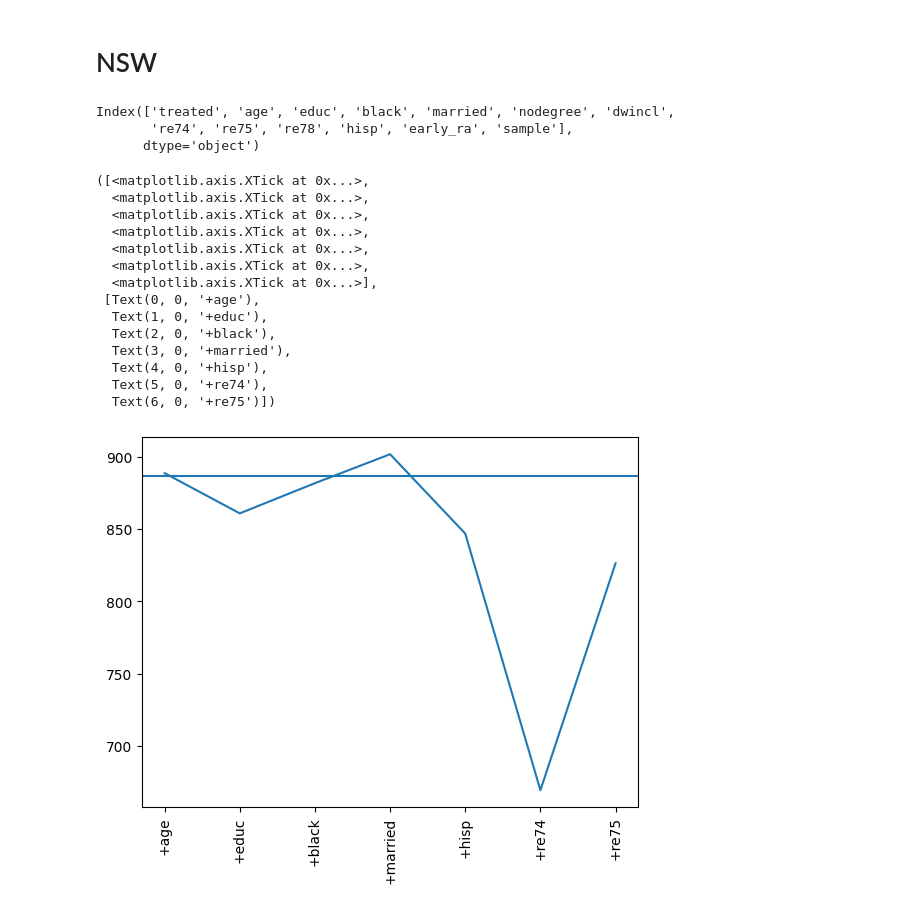
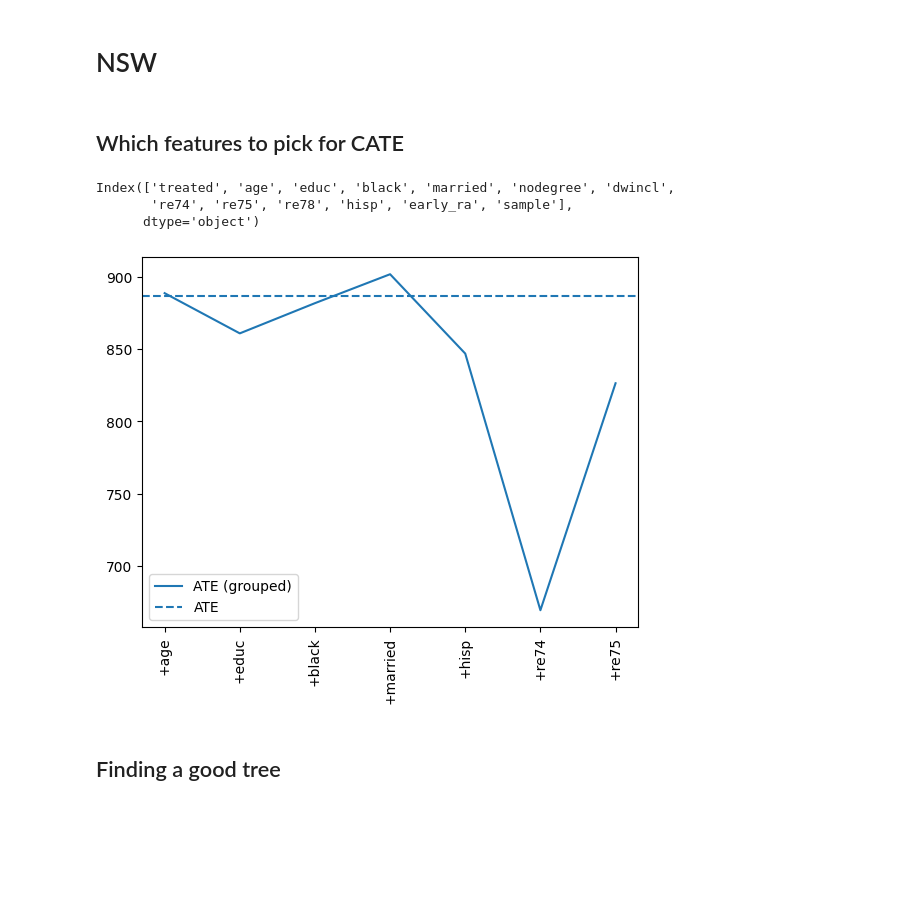
Before and after one commit to johnchrishays/omnistats, a Jupyter notebook: explore.ipynb, the cells around one changed output. Saved outputs shown, nothing was run; the diff lists cells and outputs as text; code cells hidden in the pictures; blank space fills up the shorter version.

```diff
--- a/explore.ipynb
+++ b/explore.ipynb
@@ -11,54 +11,30 @@ def plot_grouped_ate(df, cols, treat_var, outcome_var):
         bin_df = build_binary_feature_matrix(df, cols[:subset])[0]
         bin_df = bin_df.drop(columns=cols)
         bin_cols = ["bin__" + c for c in cols[:subset]]
-        cate_df = compute_cate(bin_df, bin_cols, 're78', "treated")
+        cate_df = compute_cate(bin_df, bin_cols, outcome_var, treat_var)
         cate_df['n'] = cate_df['n_treat'] + cate_df['n_control']
         cates.append((cate_df['n'] * cate_df['ate']).sum() / cate_df['n'].sum())
 
-    plt.plot(cates)
-    plt.axhline(y=ate)
+    plt.plot(cates, label="ATE (grouped)")
+    plt.axhline(y=ate, label="ATE", linestyle="--")
+    plt.legend()
     plt.xticks(ticks=range(len(cols)), labels=["+"+c for c in cols], rotation=90)
 # %% [markdown]
 # NSW
+# %% [markdown]
+## Which features to pick for CATE
 # %%
 df = pd.read_csv("nsw/ec675_nsw.tab", sep="\t")
-exp_df = df[df['sample'] == 1]
-ate = exp_df[exp_df['treated'] == 1]['re78'].mean() - exp_df[exp_df['treated'] == 0]['re78'].mean()
+df = df[df['sample'] == 1]
+df.columns
+# %% [output]
+Index(['treated', 'age', 'educ', 'black', 'married', 'nodegree', 'dwincl',
+       're74', 're75', 're78', 'hisp', 'early_ra', 'sample'],
+      dtype='object')
-# %%
-df.columns
-# %% [output]
-Index(['treated', 'age', 'educ', 'black', 'married', 'nodegree', 'dwincl',
-       're74', 're75', 're78', 'hisp', 'early_ra', 'sample'],
-      dtype='object')
 # %%
-# cols = ['age', 'educ', 'black', 'married', 'nodegree','hisp',  're74', 're75']
 cols = ['age', 'educ', 'black', 'married','hisp',  're74', 're75']
-cates = []
-
-for subset in range(1,len(cols)+1):
-    bin_df = build_binary_feature_matrix(exp_df, cols[:subset])[0]
-    bin_df = bin_df.drop(columns=cols)
-    bin_cols = ["bin__" + c for c in cols[:subset]]
-    cate_df = compute_cate(bin_df, bin_cols, 're78', "treated")
-    cate_df['n'] = cate_df['n_treat'] + cate_df['n_control']
-    cates.append((cate_df['n'] * cate_df['ate']).sum() / cate_df['n'].sum())
-
-plt.plot(cates)
-plt.axhline(y=ate)
-plt.xticks(ticks=range(len(cols)), labels=["+"+c for c in cols], rotation=90)
+plot_grouped_ate(df, cols, "treated", "re78")
 # %% [output]
-([<matplotlib.axis.XTick at 0x...>,
-  <matplotlib.axis.XTick at 0x...>,
-  <matplotlib.axis.XTick at 0x...>,
-  <matplotlib.axis.XTick at 0x...>,
-  <matplotlib.axis.XTick at 0x...>,
-  <matplotlib.axis.XTick at 0x...>,
-  <matplotlib.axis.XTick at 0x...>],
- [Text(0, 0, '+age'),
-  Text(1, 0, '+educ'),
-  Text(2, 0, '+black'),
-  Text(3, 0, '+married'),
-  Text(4, 0, '+hisp'),
-  Text(5, 0, '+re74'),
-  Text(6, 0, '+re75')])
-[figure, old version]
+[figure, new version]
+# %% [markdown]
+## Finding a good tree
```
Also changed, not shown: parts of 10 cells of this notebook, 5 other files.
